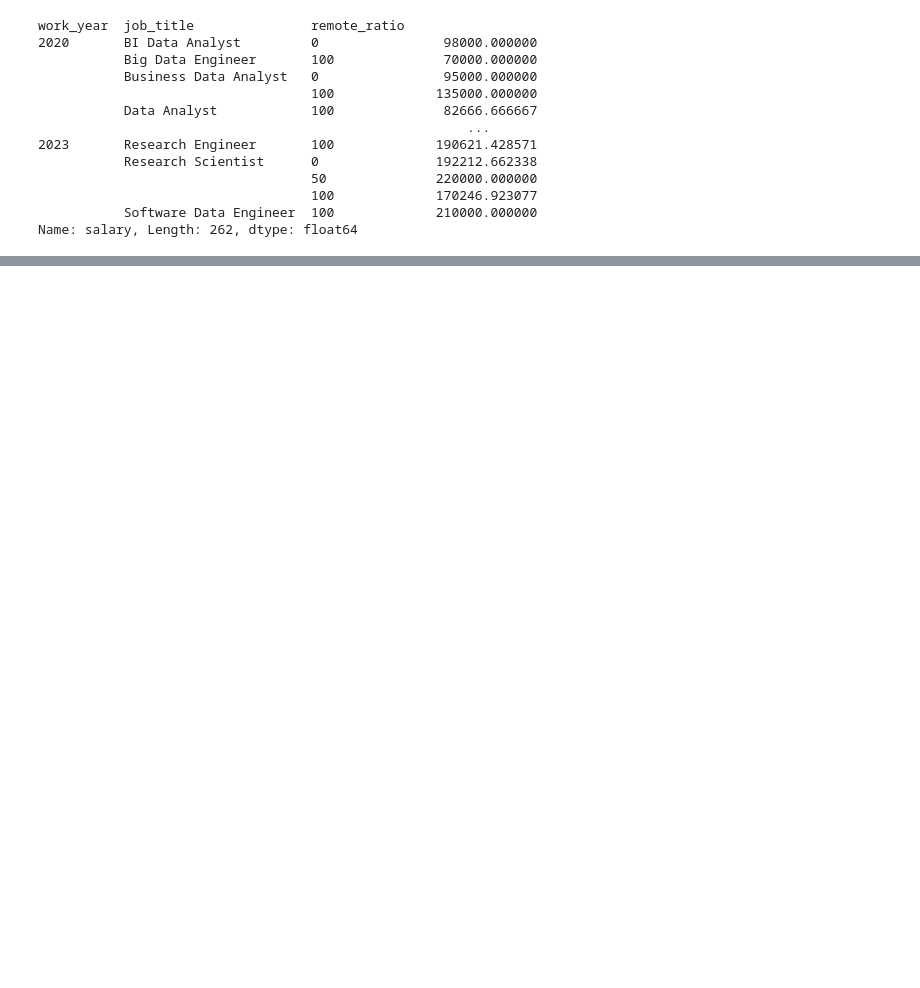
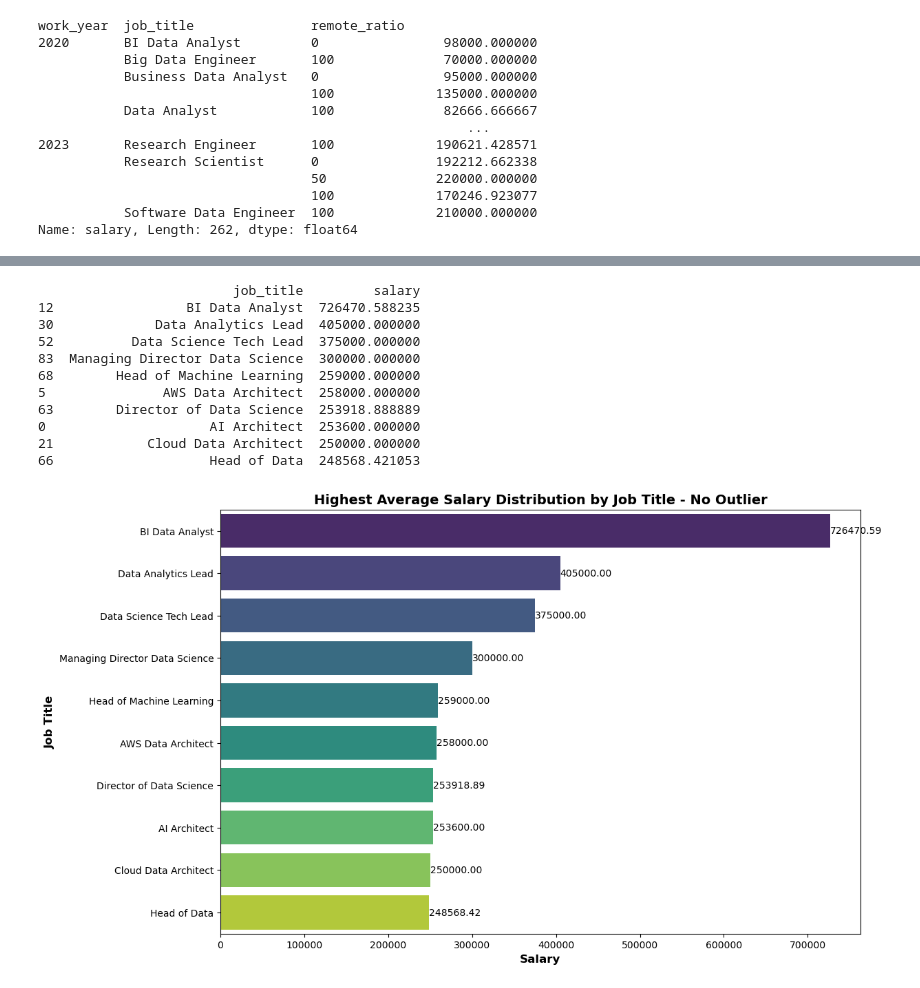
Before and after one commit to christian-a-smith/project-1, a Jupyter notebook: Average_salaries.ipynb, the cells around one changed output, grey strips where cells are left out. Cells and saved outputs as stored; diff of their text form; code cells hidden in the pictures; blank space fills up the shorter version.

```diff
--- a/Average_salaries.ipynb
+++ b/Average_salaries.ipynb
@@ -104,0 +163,13 @@ plt.show()
+# %%
+# Calculate the average salary by job title while removing outliers
+salary_jobtitle_outliers = salaries_df[["work_year","job_title","salary"]]
+for job_title, group in salary_jobtitle_outliers.groupby('job_title'):
+    Q1 = group['salary'].quantile(0.25)
+    Q3 = group['salary'].quantile(0.75)
+    IQR = Q3 - Q1
+    lower_bound = Q1 - 1.5 * IQR
+    upper_bound = Q3 + 1.5 * IQR
+    group_no_outliers = group[(group['salary'] > lower_bound) & (group['salary'] < upper_bound)]
+    salary_jobtitle_outliers = pd.concat([salary_jobtitle_outliers, group_no_outliers])
+
+print(salary_jobtitle_outliers)
@@ -104,0 +191,28 @@ plt.show()
+# %%
+avg_salary_by_job_title_no_outlier_desc = salary_jobtitle_outliers.groupby('job_title')['salary'].mean().reset_index()
+avg_salary_by_job_title_sorted_no_outlier_desc = avg_salary_by_job_title_no_outlier_desc.sort_values('salary', ascending=False).head(10)
+print(avg_salary_by_job_title_sorted_no_outlier_desc )
+plt.figure(figsize=(12, 8))
+ax = sns.barplot(x='salary', y='job_title', data=avg_salary_by_job_title_sorted_no_outlier_desc, palette='viridis')
+# Round the average salary to two decimal places
+for p in ax.patches:
+    salary = p.get_width()
+    ax.annotate(f'{salary:.2f}', (p.get_width(), p.get_y() + p.get_height() / 2), ha='left', va='center')
+ax.xaxis.set_major_formatter('{x:.0f}')
+plt.title('Highest Average Salary Distribution by Job Title - No Outlier', fontsize=14, fontweight='bold')
+plt.xlabel('Salary', fontsize=12, fontweight='bold')
+plt.ylabel('Job Title', fontsize=12, fontweight='bold')
+plt.show()
+# %% [output]
+                         job_title         salary
+12                 BI Data Analyst  726470.588235
+30             Data Analytics Lead  405000.000000
+52          Data Science Tech Lead  375000.000000
+83  Managing Director Data Science  300000.000000
+68        Head of Machine Learning  259000.000000
+5               AWS Data Architect  258000.000000
+63        Director of Data Science  253918.888889
+0                     AI Architect  253600.000000
+21            Cloud Data Architect  250000.000000
+66                    Head of Data  248568.421053
+[figure, added]
```
Also changed, not shown: parts of 14 cells of this notebook, 1 other file.
